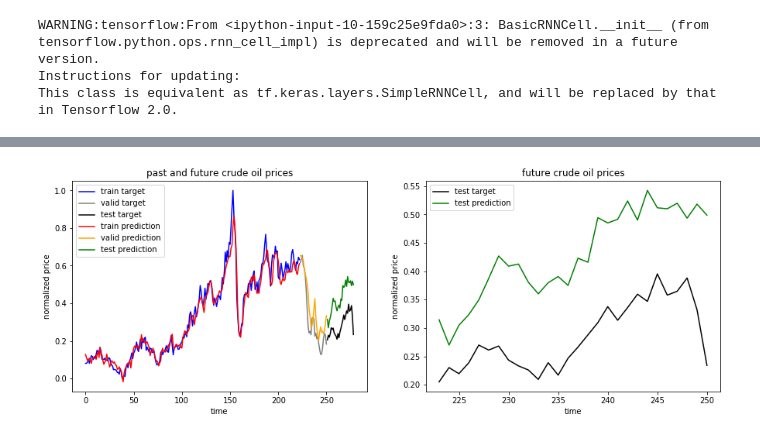
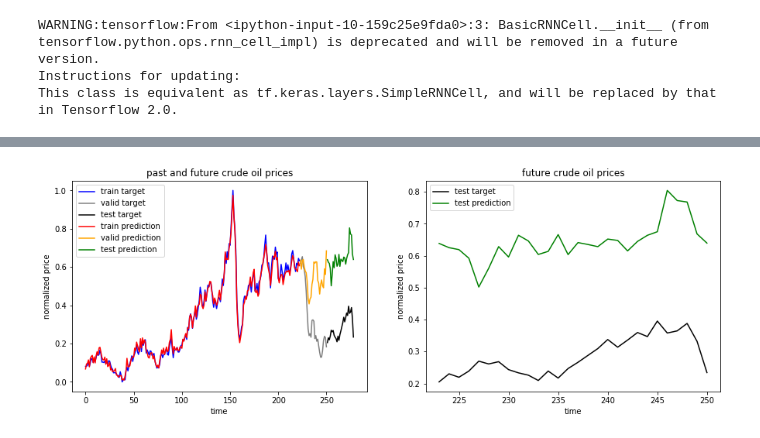
Before and after one commit to yoyorei/Machine-Learning-on-Crude-Oil-Price, a Jupyter notebook: RNN_fit-multiple_feature.ipynb, the cells around one changed output, grey strips where cells are left out. Saved outputs shown, nothing was run; the diff lists cells and outputs as text; code cells hidden in the pictures.

```diff
--- a/RNN_fit-multiple_feature.ipynb
+++ b/RNN_fit-multiple_feature.ipynb
@@ -60,20 +60,29 @@ def load_data(stock, seq_len):
     test_set_size = int(np.round(test_set_size_percentage/100*data.shape[0]));
     train_set_size = data.shape[0] - (valid_set_size + test_set_size);
 
-    X_train = data[:train_set_size,:-1,:]
-    y_train = data[:train_set_size,-1,:]
+    train = data[:train_set_size,:]
+    valid = data[train_set_size:train_set_size+valid_set_size,:]
+    test = data[train_set_size+valid_set_size:,:]
 
-    X_valid = data[train_set_size:train_set_size+valid_set_size,:-1,:]
-    y_valid = data[train_set_size:train_set_size+valid_set_size,-1,:]
+    X_train = train[:,:-1]
+    y_train = train[:,-1]
 
-    X_test = data[train_set_size+valid_set_size:,:-1,:]
-    y_test = data[train_set_size+valid_set_size:,-1,:]
+    X_valid = valid[:,:-1]
+    y_valid = valid[:,-1]
+
+    X_test = test[:,:-1]
+    y_test = test[:,-1]
+
+    #X_train = X_train.reshape((X_train.shape[0], 1, X_train.shape[1]))
+    #X_valid = X_valid.reshape((X_valid.shape[0], 1, X_valid.shape[1]))
+    #X_test = X_test.reshape((X_test.shape[0], 1, X_test.shape[1]))
 
     return [X_train, y_train, X_valid, y_valid, X_test, y_test]
 # %%
-oil_data = oil_df[["US Production","US Import","US Exports","Inventory","OPEC Production","Value"]]
-#oil_data.drop(['Date'],1,inplace=True)
-#oil_data.drop(['Nominal'],1,inplace=True)
+#oil_data = oil_df[["US Production","US Import","US Exports","Inventory","OPEC Production","Value"]]
+oil_data = oil_df.copy()
+oil_data.drop(['Date'],1,inplace=True)
+oil_data.drop(['Nominal'],1,inplace=True)
 
 cols = list(oil_data.columns.values)
 print('oil_data.columns.values = ', cols)
@@ -129,13 +138,13 @@ def get_next_batch(batch_size):
 
 # parameters
 n_steps = seq_len-1
-n_inputs = 6
+n_inputs = 12
 n_neurons = 200
-n_outputs = 6
+n_outputs = 12
 n_layers = 2
 learning_rate = 0.001
 batch_size = 50
-n_epochs = 100
+n_epochs = 400
 train_set_size = X_train.shape[0]
 test_set_size = X_test.shape[0]
 
@@ -204,5 +213,5 @@ y_train.shape
 # %%
-ft = 5 # for oil price
+ft = 11 # for oil price
 
 ## show predictions
 plt.figure(figsize=(15, 5));
@@ -219,32 +228,32 @@ plt.plot(np.arange(y_train.shape[0]+y_valid.shape[0],
 
 plt.plot(np.arange(y_train_pred.shape[0]),y_train_pred[:,ft], color='red',
          label='train prediction')
 
 plt.plot(np.arange(y_train_pred.shape[0], y_train_pred.shape[0]+y_valid_pred.shape[0]),
          y_valid_pred[:,ft], color='orange', label='valid prediction')
 
 plt.plot(np.arange(y_train_pred.shape[0]+y_valid_pred.shape[0],
                    y_train_pred.shape[0]+y_valid_pred.shape[0]+y_test_pred.shape[0]),
          y_test_pred[:,ft], color='green', label='test prediction')
 
 plt.title('past and future crude oil prices')
 plt.xlabel('time')
 plt.ylabel('normalized price')
 plt.legend(loc='best');
 
 plt.subplot(1,2,2);
 
 plt.plot(np.arange(y_train.shape[0], y_train.shape[0]+y_test.shape[0]),
          y_test[:,ft], color='black', label='test target')
 
 plt.plot(np.arange(y_train_pred.shape[0], y_train_pred.shape[0]+y_test_pred.shape[0]),
          y_test_pred[:,ft], color='green', label='test prediction')
 
 plt.title('future crude oil prices')
 plt.xlabel('time')
 plt.ylabel('normalized price')
 plt.legend(loc='best')
 
-plt.savefig("RNN_6feature.png")
+plt.savefig("RNN_400_1feature.png")
 # %% [output]
-[figure, old version]
+[figure, new version]
```
Also changed, not shown: parts of 6 cells of this notebook, 15 other files.
